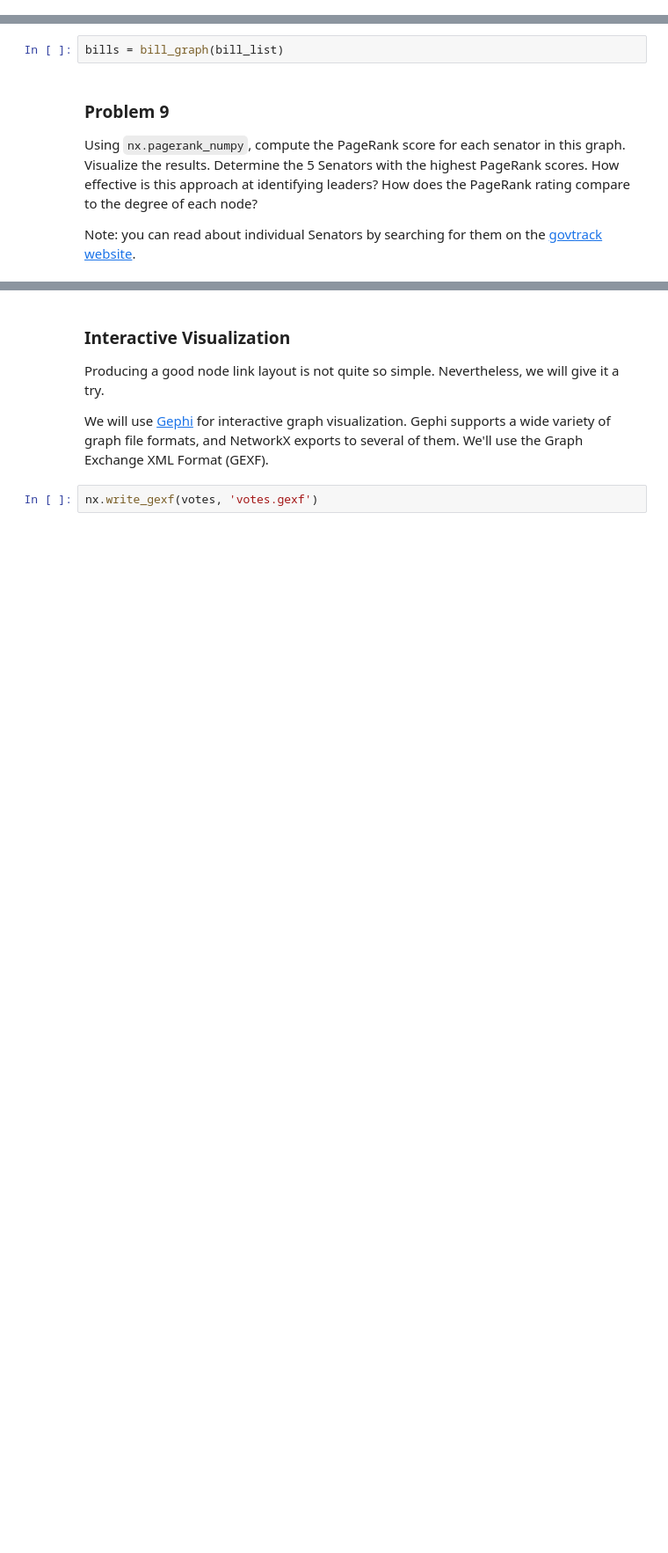
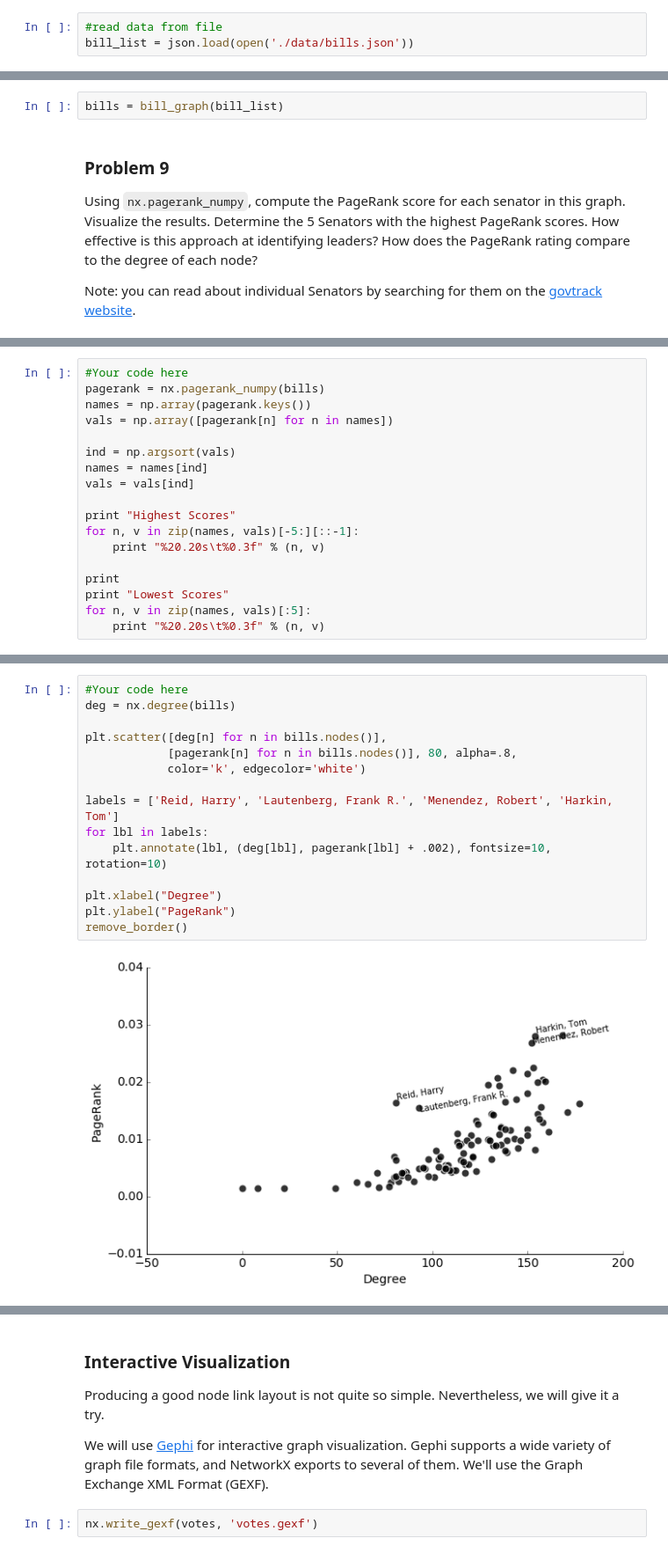
Before and after one commit to xpmanoj/content, a Jupyter notebook: HW5.ipynb, the cells around one changed output, grey strips where cells are left out. Shown at 88% size. Cells and saved outputs as stored; diff of their text form; blank space fills up the shorter version.

```diff
--- a/HW5.ipynb
+++ b/HW5.ipynb
@@ -411,0 +527,3 @@ bill_list = get_all_bills()
+# %%
+#read data from file
+bill_list = json.load(open('./data/bills.json'))
@@ -452,0 +612,18 @@ Note: you can read about individual Senators by searching for them on the [govtr
+# %%
+#Your code here
+pagerank = nx.pagerank_numpy(bills)
+names = np.array(pagerank.keys())
+vals = np.array([pagerank[n] for n in names])
+
+ind = np.argsort(vals)
+names = names[ind]
+vals = vals[ind]
+
+print "Highest Scores"
+for n, v in zip(names, vals)[-5:][::-1]:
+    print "%20.20s\t%0.3f" % (n, v)
+
+print
+print "Lowest Scores"
+for n, v in zip(names, vals)[:5]:
+    print "%20.20s\t%0.3f" % (n, v)
@@ -452,0 +644,17 @@ Note: you can read about individual Senators by searching for them on the [govtr
+# %%
+#Your code here
+deg = nx.degree(bills)
+
+plt.scatter([deg[n] for n in bills.nodes()],
+            [pagerank[n] for n in bills.nodes()], 80, alpha=.8,
+            color='k', edgecolor='white')
+
+labels = ['Reid, Harry', 'Lautenberg, Frank R.', 'Menendez, Robert', 'Harkin, Tom']
+for lbl in labels:
+    plt.annotate(lbl, (deg[lbl], pagerank[lbl] + .002), fontsize=10, rotation=10)
+
+plt.xlabel("Degree")
+plt.ylabel("PageRank")
+remove_border()
+# %% [output]
+[figure, added]
```
Also changed, not shown: parts of 21 cells of this notebook, 4 other files.
